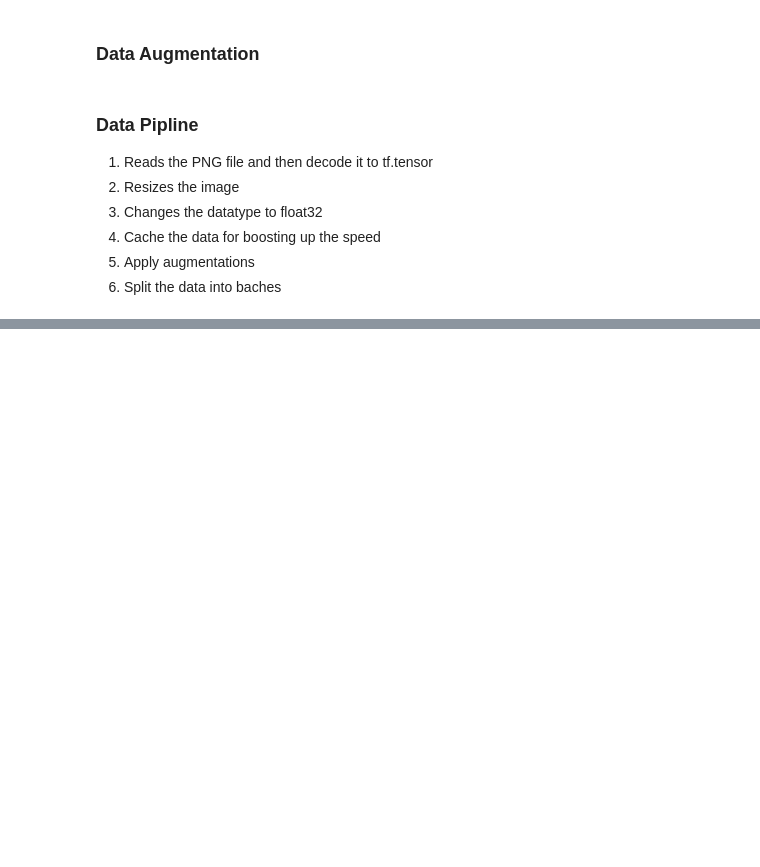
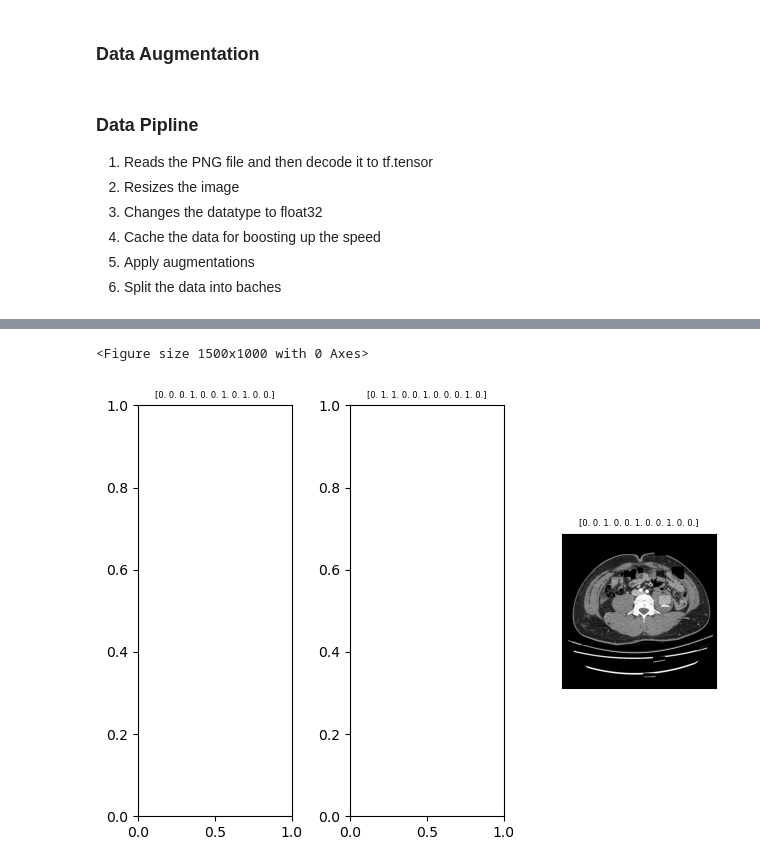
Before and after one commit to Makoto-Noda/RSNA2023, a Jupyter notebook: Efficientnet.ipynb, the cells around one changed output, grey strips where cells are left out. Cells and saved outputs as stored; diff of their text form; code cells hidden in the pictures; blank space fills up the shorter version.

```diff
--- a/Efficientnet.ipynb
+++ b/Efficientnet.ipynb
@@ -155,0 +154,6 @@ tf.io.gfile.exists(train_df.image_path.iloc[0]), tf.io.gfile.exists(test_df.imag
+# %%
+'''
+train_df = pd.read_csv("./train_df.csv")
+print(train_df.shape)
+train_df.head()
+'''
@@ -197,7 +209,7 @@ def random_float(shape=[], minval=0.0, maxval=1.0):
 
 # make affine transformation matrix
 # https://cs.kwansei.ac.jp/prog1/affine.html
-def get_matrix(shear, height_zoom, width_zoom, height_shift, width_shift)
+def get_matrix(shear, height_zoom, width_zoom, height_shift, width_shift):
 
     # degrees to radians
     shear = math.pi * shear / 180
@@ -345,8 +357,7 @@ def ColorAug(image, PROBABILITY):
 5. Apply augmentations
 6. Split the data into baches
 # %%
-def build_decorder(with_labels=True, target_size=CFG.img_size, ext='png'):
-
+def build_decoder(with_labels=True, target_size=CFG.img_size, ext='png'):
 
     def decode_image(path):
 
@@ -376,9 +387,10 @@ def build_decorder(with_labels=True, target_size=CFG.img_size, ext='png'):
 
         return decode_image(path), decode_label(label)
 
+    return decode_with_labels if with_labels else decode
+
 
 def build_augmenter(with_labels=True, dim=CFG.img_size):
-
 
     def augment(image, DIM=dim):
 
@@ -398,6 +410,7 @@ def build_augmenter(with_labels=True, dim=CFG.img_size):
     return augment_with_labels if with_labels else augment
 
 
+# https://qiita.com/Suguru_Toyohara/items/820b0dad955ecd91c7f3
 def build_dataset(paths, labels=None, batch_size=32, cache=True,
                   decode_fn=None, augment_fn=None,
                   augment=True, repeat=True, shuffle=1024,
@@ -444,0 +508,11 @@ def build_dataset(paths, labels=None, batch_size=32, cache=True,
+# %%
+dimgs = tf.map_fn(lambda img: dropout(img,
+                DIM=CFG.img_size,
+                PROBABILITY=1.0,
+                cutout=10,
+                size=0.08), batch[0])
+dtars = batch[1]
+display_batch((dimgs, dtars), 3);
+# %% [output]
+<Figure size 1500x1000 with 0 Axes>
+[figure, added]
```
Also changed, not shown: parts of 8 cells of this notebook, 3 other files.
